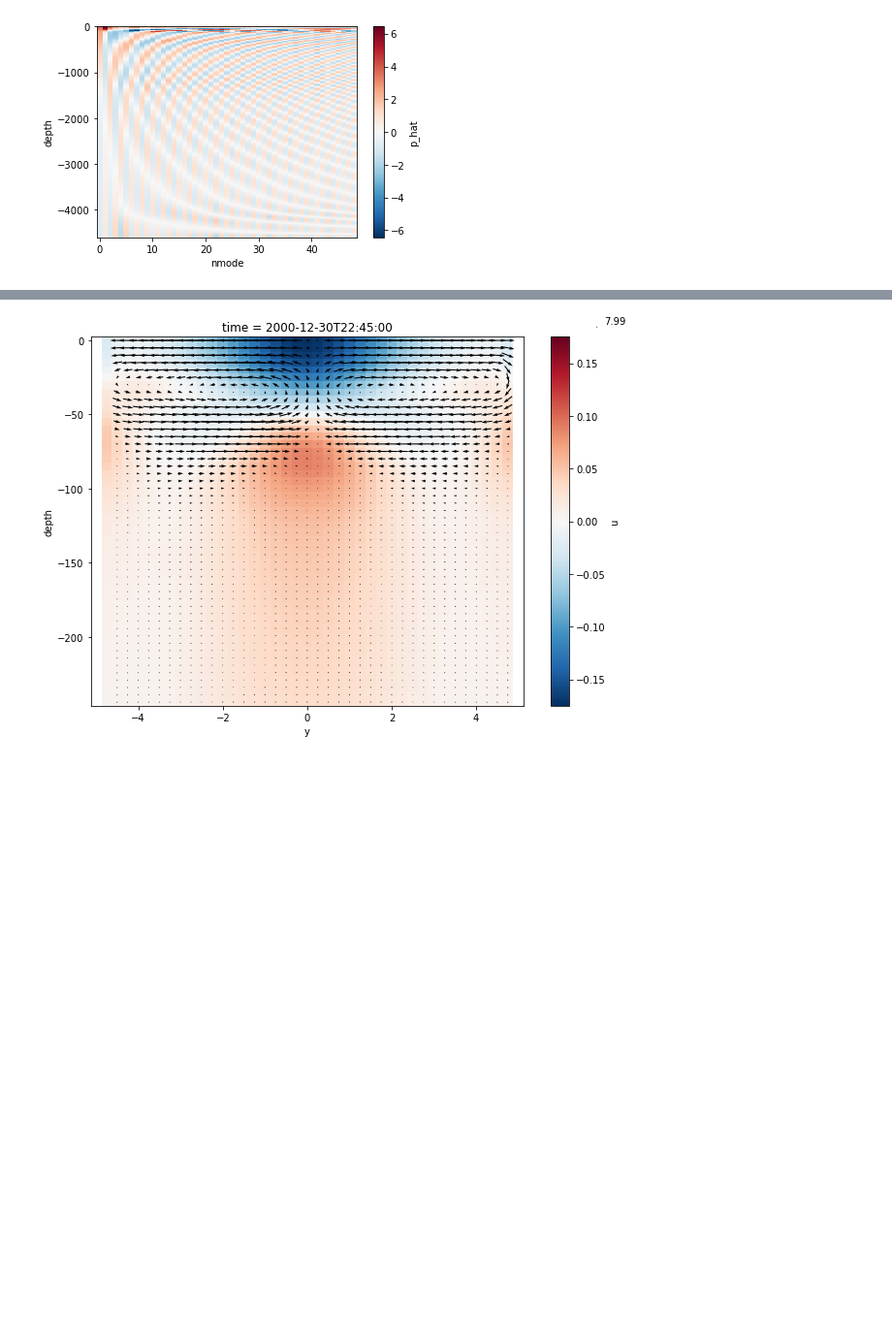
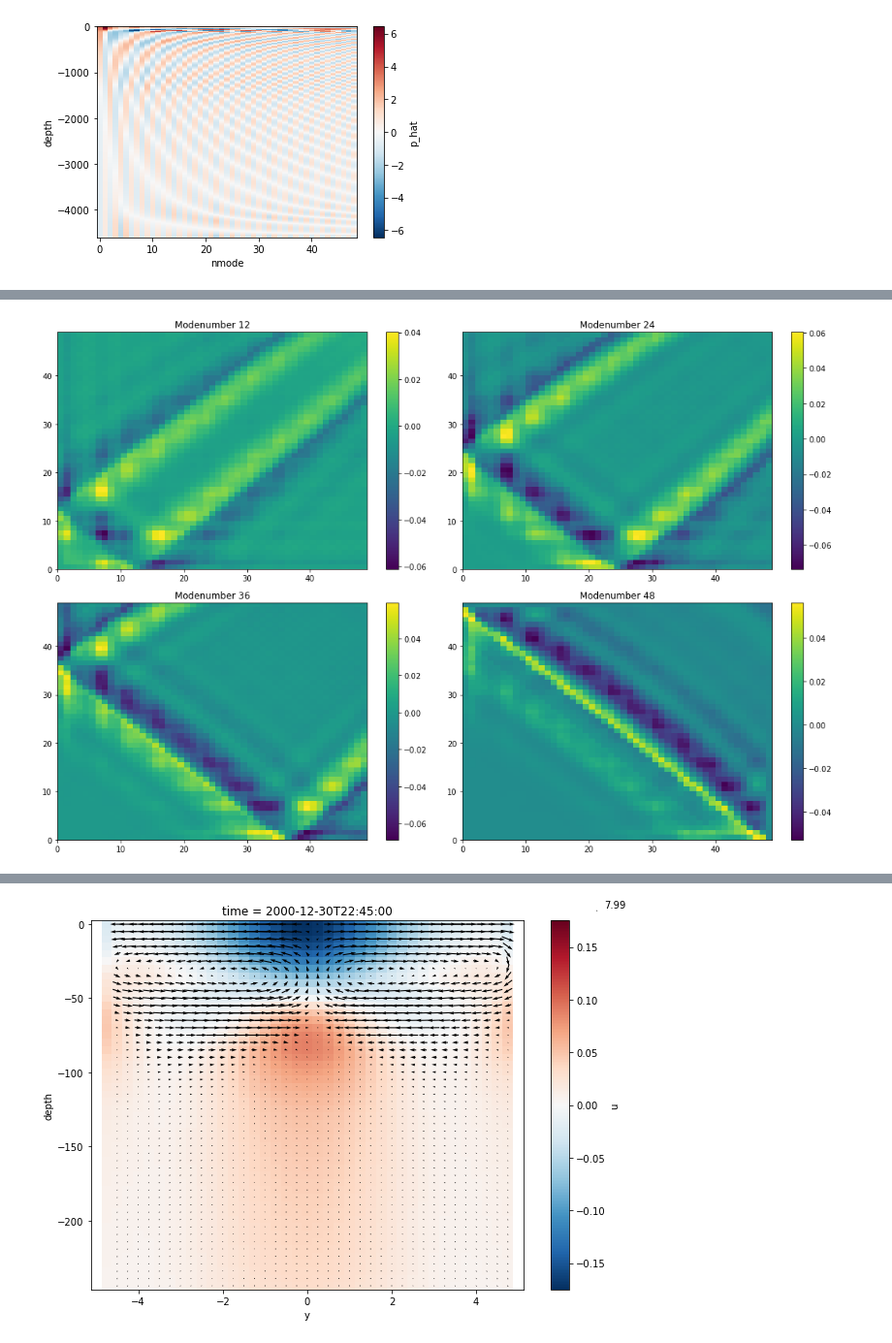
Before and after one commit to vopikamm/multimode-model, a Jupyter notebook: examples/Dunkel/Dunkel.ipynb, the cells around one changed output, grey strips where cells are left out. Shown: that part at 97% size. Drawn from its saved outputs; the diff is of its cells as text; code cells hidden in the pictures; blank space fills up the shorter version.

```diff
--- a/examples/Dunkel/Dunkel.ipynb
+++ b/examples/Dunkel/Dunkel.ipynb
@@ -24,0 +41,4 @@ ds.p_hat.plot(x='nmode', y='depth')
+# %%
+plot_tensors(multimode_params.ppw)
+# %% [output]
+[figure, added]
```
Also changed, not shown: parts of 4 cells of this notebook, 1 other file.
